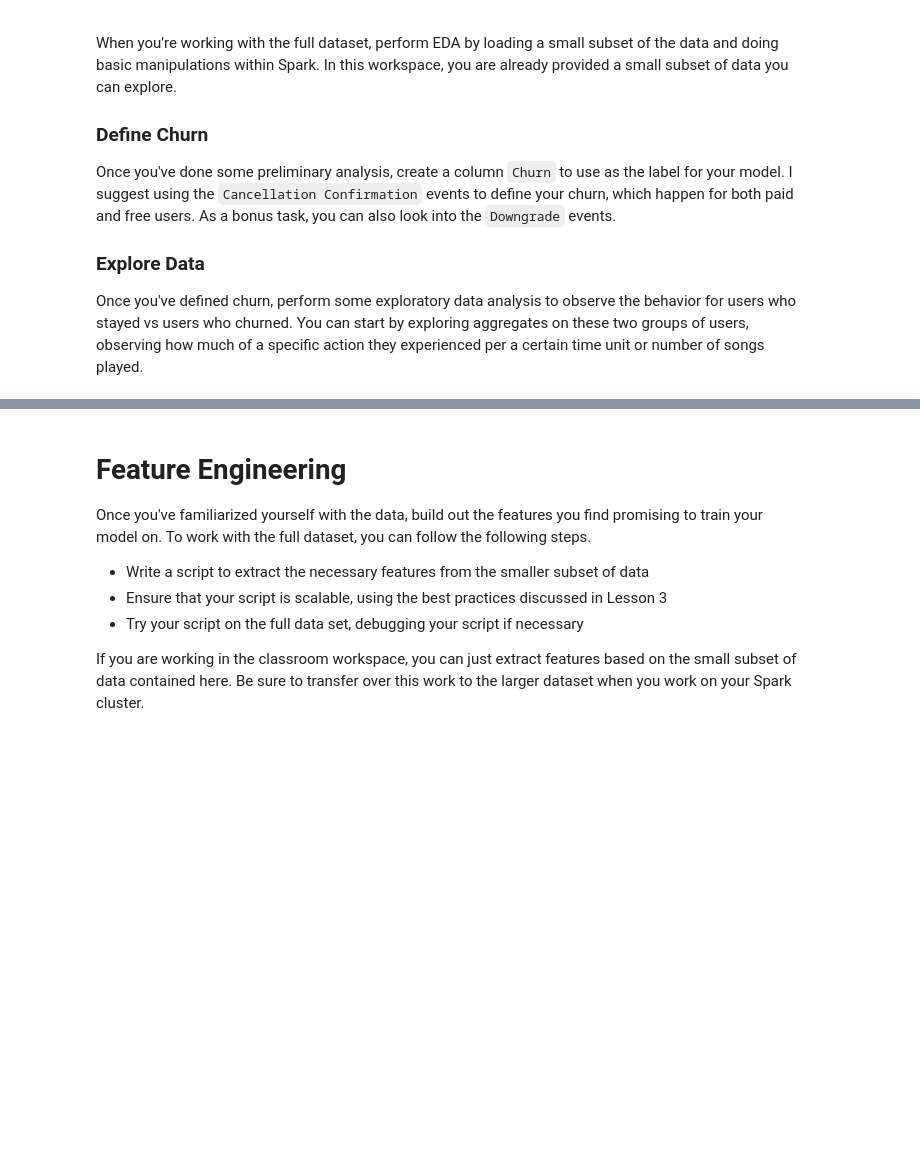
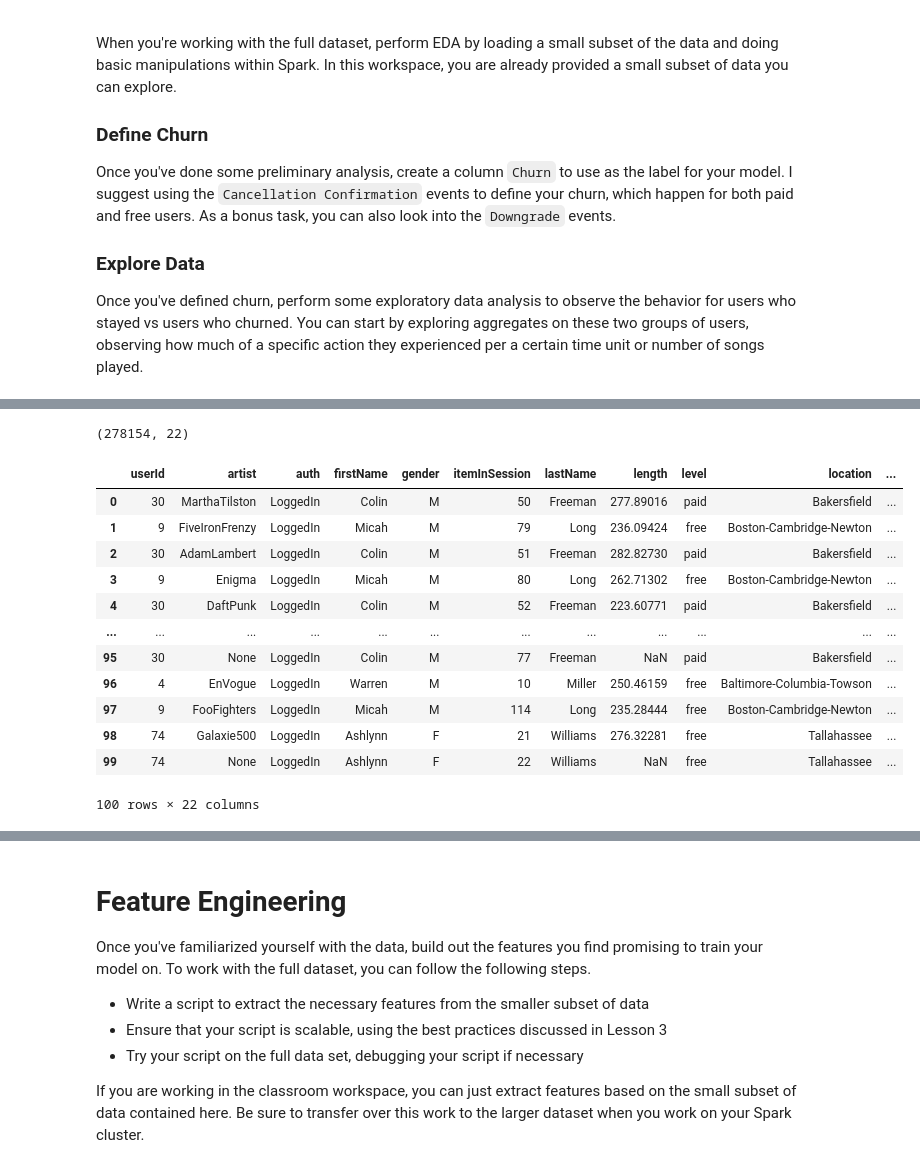
Before and after one commit to pmherp/udsnd_project-capstone, a Jupyter notebook: Sparkify.ipynb, the cells around one changed output, grey strips where cells are left out. Cells and saved outputs as stored; diff of their text form; code cells hidden in the pictures; blank space fills up the shorter version.

```diff
--- a/Sparkify.ipynb
+++ b/Sparkify.ipynb
@@ -101,6 +101,20 @@ def clean_data(data):
     cleaned_data = data
 
     return cleaned_data
+# %%
+def show_data(data, n_rows=5):
+    """
+    This function shows data as a Pandas Dataframe
+
+    Args:
+        - data : input data
+        - n_rows: number of rows to show
+    Returns:
+        - df: Pandas DataFrame to show
+    """
+    df = pd.DataFrame(data.take(n_rows), columns=data.columns)
+
+    return df
 # %%
 def add_churn(data):
     """
@@ -170,0 +328,22 @@ df
+# %%
+#shape of dataframe
+dataframe_shape(churn_data)
+# %% [output]
+(278154, 22)
+# %%
+show_churn_data_df = show_data(churn_data, n_rows=100)
+show_churn_data_df
+# %% [output]
+|  | userId | artist | auth | firstName | gender | itemInSession | lastName | length | level | location | ... |
+| 0 | 30 | MarthaTilston | LoggedIn | Colin | M | 50 | Freeman | 277.89016 | paid | Bakersfield | ... |
+| 1 | 9 | FiveIronFrenzy | LoggedIn | Micah | M | 79 | Long | 236.09424 | free | Boston-Cambridge-Newton | ... |
+| 2 | 30 | AdamLambert | LoggedIn | Colin | M | 51 | Freeman | 282.82730 | paid | Bakersfield | ... |
+| 3 | 9 | Enigma | LoggedIn | Micah | M | 80 | Long | 262.71302 | free | Boston-Cambridge-Newton | ... |
+| 4 | 30 | DaftPunk | LoggedIn | Colin | M | 52 | Freeman | 223.60771 | paid | Bakersfield | ... |
+| ... | ... | ... | ... | ... | ... | ... | ... | ... | ... | ... | ... |
+| 95 | 30 | None | LoggedIn | Colin | M | 77 | Freeman | NaN | paid | Bakersfield | ... |
+| 96 | 4 | EnVogue | LoggedIn | Warren | M | 10 | Miller | 250.46159 | free | Baltimore-Columbia-Towson | ... |
+| 97 | 9 | FooFighters | LoggedIn | Micah | M | 114 | Long | 235.28444 | free | Boston-Cambridge-Newton | ... |
+| 98 | 74 | Galaxie500 | LoggedIn | Ashlynn | F | 21 | Williams | 276.32281 | free | Tallahassee | ... |
+| 99 | 74 | None | LoggedIn | Ashlynn | F | 22 | Williams | NaN | free | Tallahassee | ... |
+100 rows × 22 columns
```
Also changed, not shown: parts of 14 cells of this notebook.
